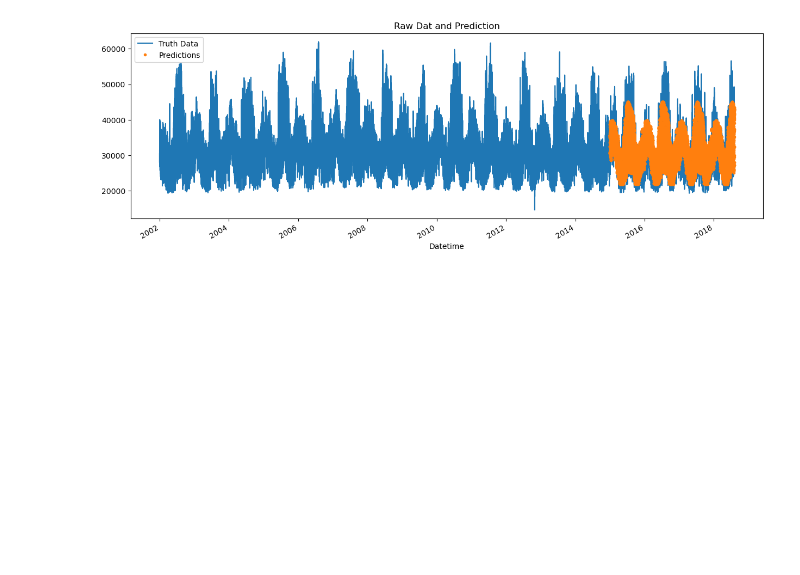
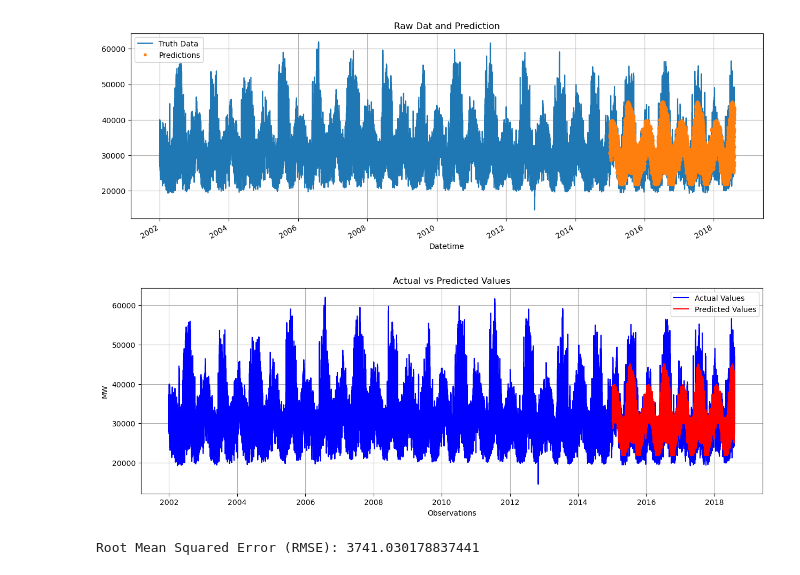
Before and after one commit to MarwanH7/Energy_Consumption_Forecasting_Dashboard, a Jupyter notebook: Notebook(MVP).ipynb, the cells around one changed output. Drawn from its saved outputs; the diff is of its cells as text; code cells hidden in the pictures; blank space fills up the shorter version.

```diff
--- a/Notebook(MVP).ipynb
+++ b/Notebook(MVP).ipynb
@@ -327,7 +348,7 @@ test['prediction']= regression.predict(X_test)
 # %%
 ## Merging the prediction with the raw data
-df = df.merge(test[['prediction']],  how='left', left_index=True, right_index=True)
-df
+df_f = df.merge(test[['prediction']],  how='left', left_index=True, right_index=True)
+df_f
 # %% [output]
 |  | PJME_MW | hour | dayofweek | quarter | month | year | dayofyear | dayofmonth | weekofyear | ... |
 | Datetime |  |  |  |  |  |  |  |  |  | ... |
@@ -353,3 +374,22 @@ ax.set_title('Raw Dat and Prediction')
 plt.show()
 # %% [output]
 [figure]
+# %%
+## Visualize the prediction and actual values for the test data
+
+actual_values = df_f[['PJME_MW']]
+test["prediction"] = regression.predict(X_test)
+predicted_values = test[['prediction']]
+
+
+plt.figure(figsize = (15,5))
+
+plt.plot(actual_values, color = 'blue', label = 'Actual Values')
+plt.plot(predicted_values, color = 'red', label = 'Predicted Values')
+plt.title('Actual vs Predicted Values')
+plt.xlabel('Observations')
+plt.ylabel('MW')
+plt.legend()
+plt.show()
+# %% [output]
+[figure, added]
@@ -355,0 +418,8 @@ plt.show()
+# %%
+# Calculate RMSE
+rmse_value = calculate_rmse(test[target], test['prediction'])
+
+# Print RMSE
+print(f"Root Mean Squared Error (RMSE): {rmse_value}")
+# %% [output]
+Root Mean Squared Error (RMSE): 3741.030178837441
```
Also changed, not shown: parts of 28 cells of this notebook.
